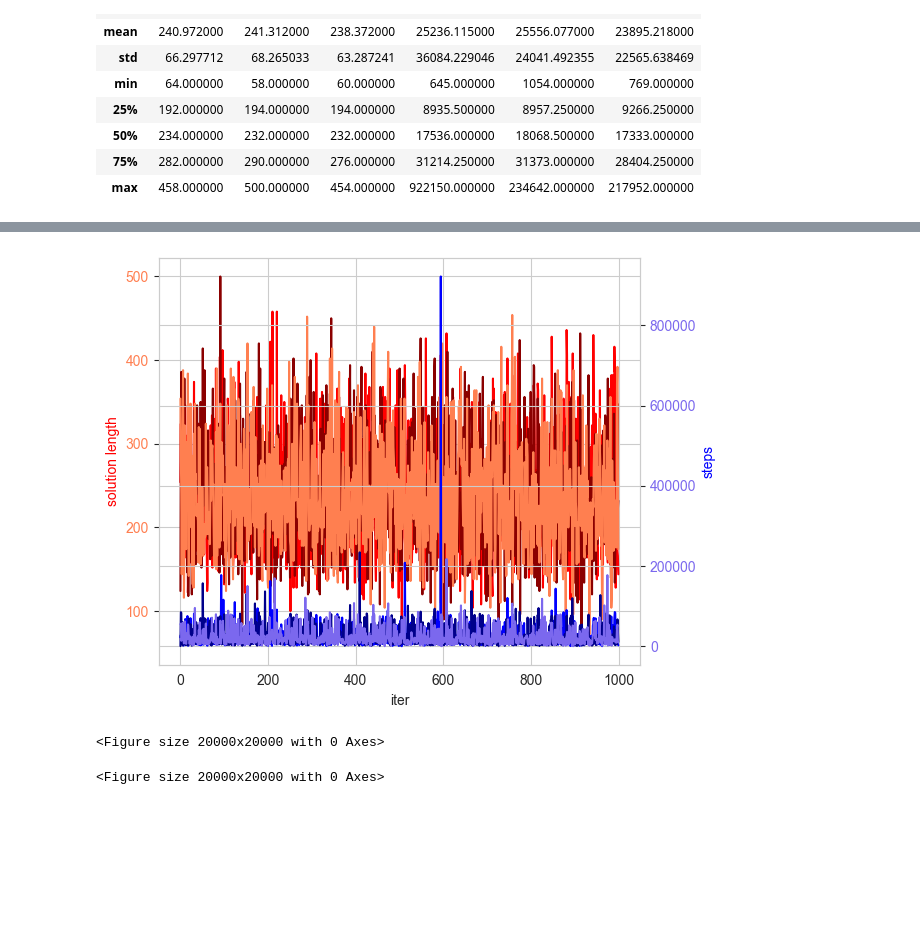
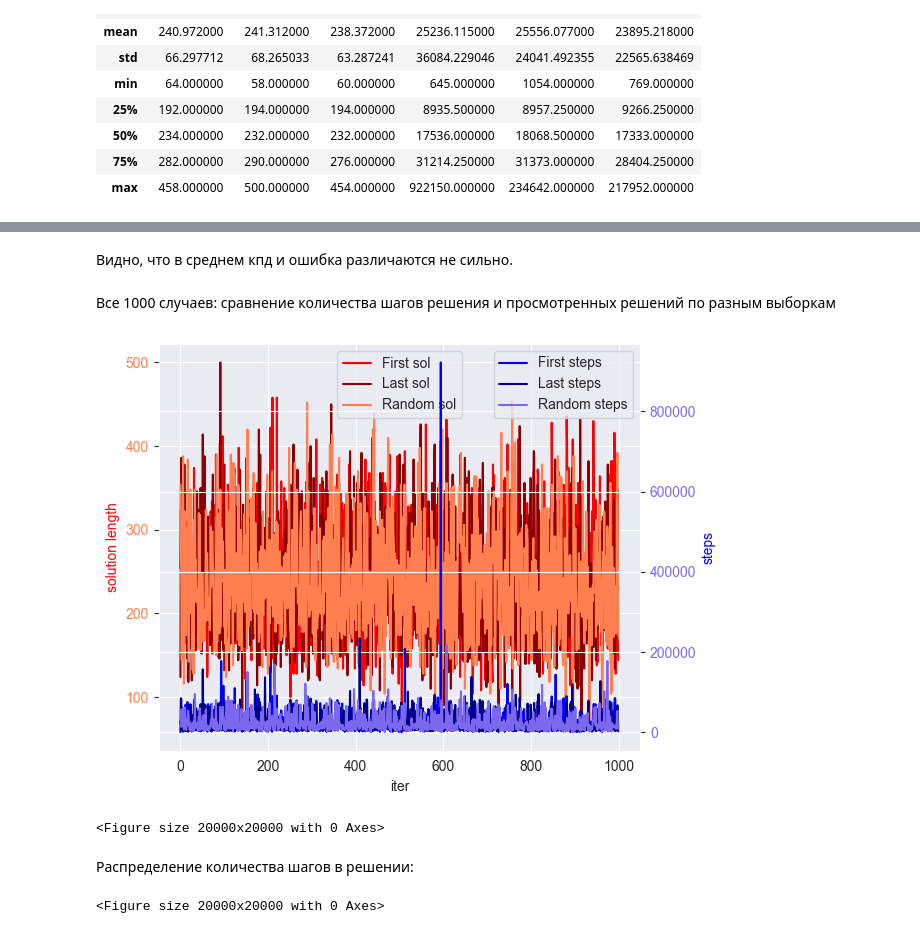
Before and after one commit to k0perX-X/intelligent-systems, a Jupyter notebook: DZ1/barley-break.ipynb, the cells around one changed output, grey strips where cells are left out. Cells and saved outputs as stored; diff of their text form; code cells hidden in the pictures; blank space fills up the shorter version.

```diff
--- a/DZ1/barley-break.ipynb
+++ b/DZ1/barley-break.ipynb
@@ -40,37 +65,45 @@ df_all.describe()
+# %% [markdown]
+Видно, что в среднем кпд и ошибка различаются не сильно.
+# %% [markdown]
+Все 1000 случаев: сравнение количества шагов решения и просмотренных решений по разным выборкам
 # %%
 fig, ax1 = plt.subplots()
 plt.figure(figsize=(200, 200))
 
 ax1.set_xlabel('iter')
 color = 'red'
 ax1.set_ylabel('solution length', color=color)
-ax1.plot(df1.index, df1["0"], color=color)
+ax1.plot(df1.index, df1["0"], color=color, label="First sol")
 ax1.tick_params(axis='y', labelcolor=color)
 color = 'darkred'
-ax1.plot(df2.index, df2["0"], color=color)
+ax1.plot(df2.index, df2["0"], color=color, label="Last sol")
 ax1.tick_params(axis='y', labelcolor=color)
 color = 'coral'
-ax1.plot(df3.index, df3["0"], color=color)
+ax1.plot(df3.index, df3["0"], color=color, label="Random sol")
 ax1.tick_params(axis='y', labelcolor=color)
 
 ax2 = ax1.twinx()  # instantiate a second axes that shares the same x-axis
 
 color = 'blue'
 ax2.set_ylabel('steps', color=color)  # we already handled the x-label with ax1
-ax2.plot(df1.index, df1["1"], color=color)
+ax2.plot(df1.index, df1["1"], color=color, label="First steps")
 ax2.tick_params(axis='y', labelcolor=color)
 color = 'darkblue'
-ax2.plot(df2.index, df2["1"], color=color)
+ax2.plot(df2.index, df2["1"], color=color, label="Last steps")
 ax2.tick_params(axis='y', labelcolor=color)
 color = 'mediumslateblue'
-ax2.plot(df3.index, df3["1"], color=color)
+ax2.plot(df3.index, df3["1"], color=color, label="Random steps")
 ax2.tick_params(axis='y', labelcolor=color)
 
+ax1.legend()
+ax2.legend()
 fig.tight_layout()  # otherwise the right y-label is slightly clipped
 plt.show()
 # %% [output]
-[figure, old version]
+[figure, new version]
 <Figure size 20000x20000 with 0 Axes>
+# %% [markdown]
+Распределение количества шагов в решении:
 # %%
 sns.boxenplot(data=df_all[df_all.columns[0:3]], palette="light:g", orient="h")
 plt.figure(figsize=(200, 200))
```
Also changed, not shown: parts of 10 cells of this notebook, 8 other files.
